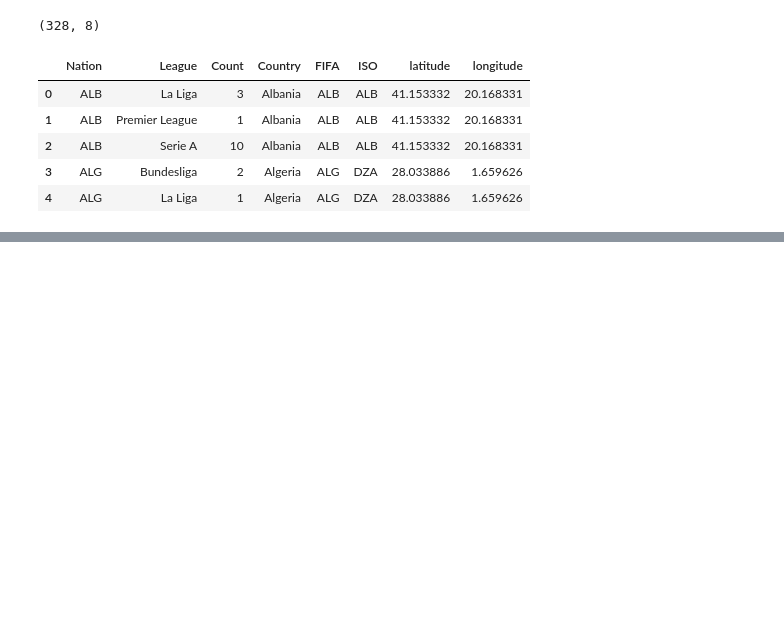
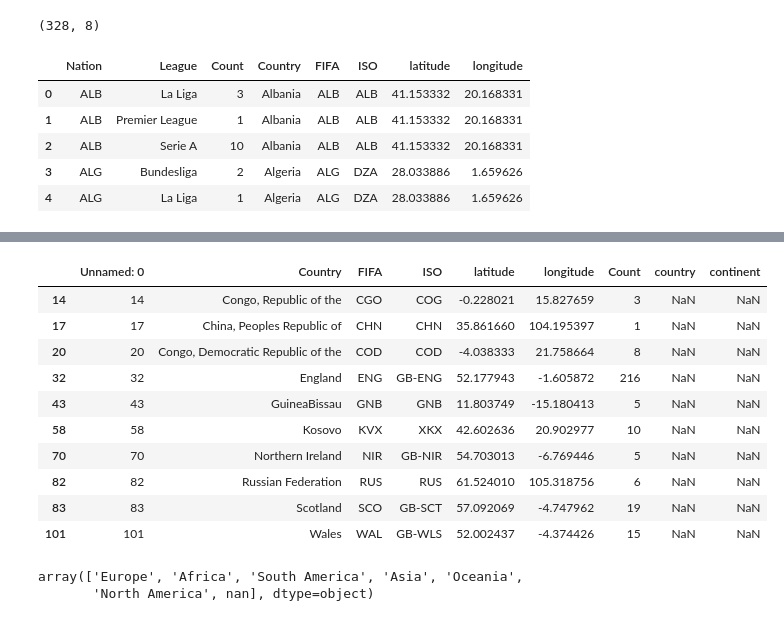
Before and after one commit to TimothyOoi/Football-Visualisation, a Jupyter notebook: notebooks/data_cleaning.ipynb, the cells around one changed output, grey strips where cells are left out. Saved outputs shown, nothing was run; the diff lists cells and outputs as text; code cells hidden in the pictures; blank space fills up the shorter version.

Commit message:
Modified total_players_by_nation, added notebooks

```diff
--- a/notebooks/data_cleaning.ipynb
+++ b/notebooks/data_cleaning.ipynb
@@ -553,0 +557,2 @@ player_count_by_nation_and_league__coords_df[['Country', 'League', 'FIFA', 'ISO'
+# %%
+df = pd.read_csv('../vis_data/total_player_by_nation_with_coords.csv')
@@ -553,0 +572,2 @@ player_count_by_nation_and_league__coords_df[['Country', 'League', 'FIFA', 'ISO'
+# %%
+country_continent_df = pd.read_csv('../vis_data/country_continent.csv')
@@ -553,0 +583,16 @@ player_count_by_nation_and_league__coords_df[['Country', 'League', 'FIFA', 'ISO'
+# %%
+temp_df = df.merge(country_continent_df, how='left', left_on='Country', right_on='country')
+# %%
+temp_df[temp_df.isnull().any(axis=1)] # check for countries without continents after merge
+# %% [output]
+|  | Unnamed: 0 | Country | FIFA | ISO | latitude | longitude | Count | country | continent |
+| 14 | 14 | Congo, Republic of the | CGO | COG | -0.228021 | 15.827659 | 3 | NaN | NaN |
+| 17 | 17 | China, Peoples Republic of | CHN | CHN | 35.861660 | 104.195397 | 1 | NaN | NaN |
+| 20 | 20 | Congo, Democratic Republic of the | COD | COD | -4.038333 | 21.758664 | 8 | NaN | NaN |
+| 32 | 32 | England | ENG | GB-ENG | 52.177943 | -1.605872 | 216 | NaN | NaN |
+| 43 | 43 | GuineaBissau | GNB | GNB | 11.803749 | -15.180413 | 5 | NaN | NaN |
+| 58 | 58 | Kosovo | KVX | XKX | 42.602636 | 20.902977 | 10 | NaN | NaN |
+| 70 | 70 | Northern Ireland | NIR | GB-NIR | 54.703013 | -6.769446 | 5 | NaN | NaN |
+| 82 | 82 | Russian Federation | RUS | RUS | 61.524010 | 105.318756 | 6 | NaN | NaN |
+| 83 | 83 | Scotland | SCO | GB-SCT | 57.092069 | -4.747962 | 19 | NaN | NaN |
+| 101 | 101 | Wales | WAL | GB-WLS | 52.002437 | -4.374426 | 15 | NaN | NaN |
@@ -553,0 +601,5 @@ player_count_by_nation_and_league__coords_df[['Country', 'League', 'FIFA', 'ISO'
+# %%
+temp_df['continent'].unique()
+# %% [output]
+array(['Europe', 'Africa', 'South America', 'Asia', 'Oceania',
+       'North America', nan], dtype=object)
```
Also changed, not shown: parts of 19 cells of this notebook, 5 other files.
